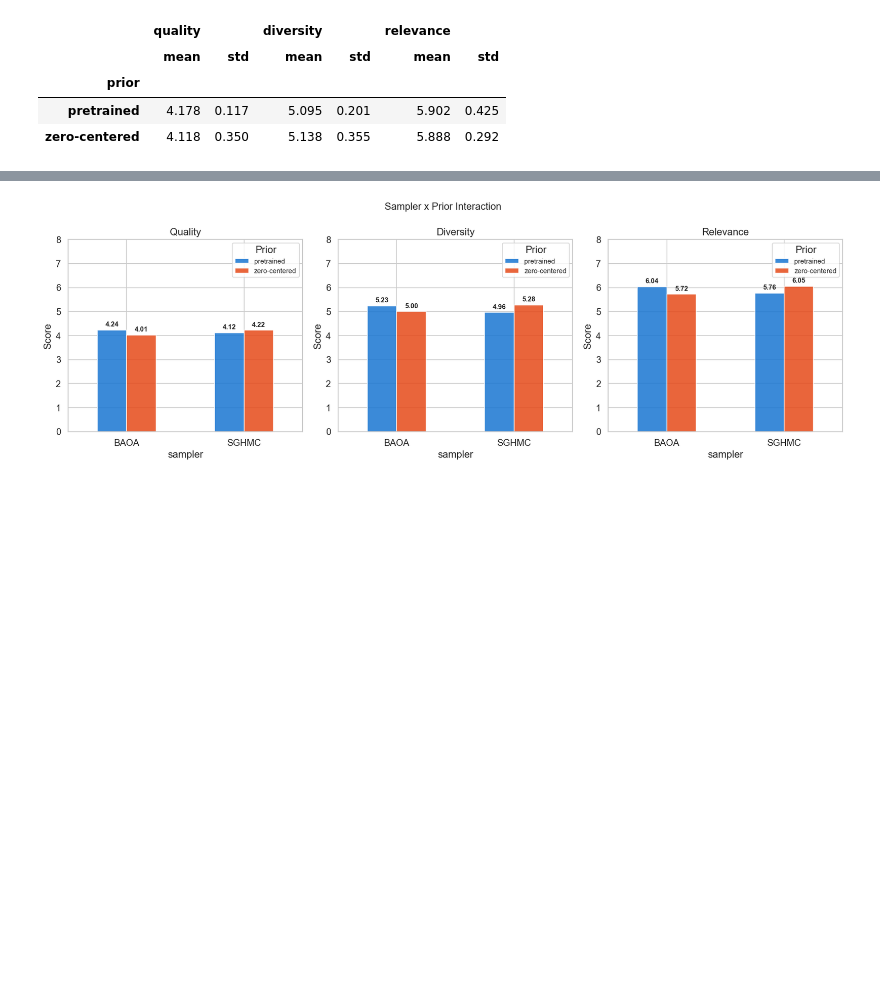
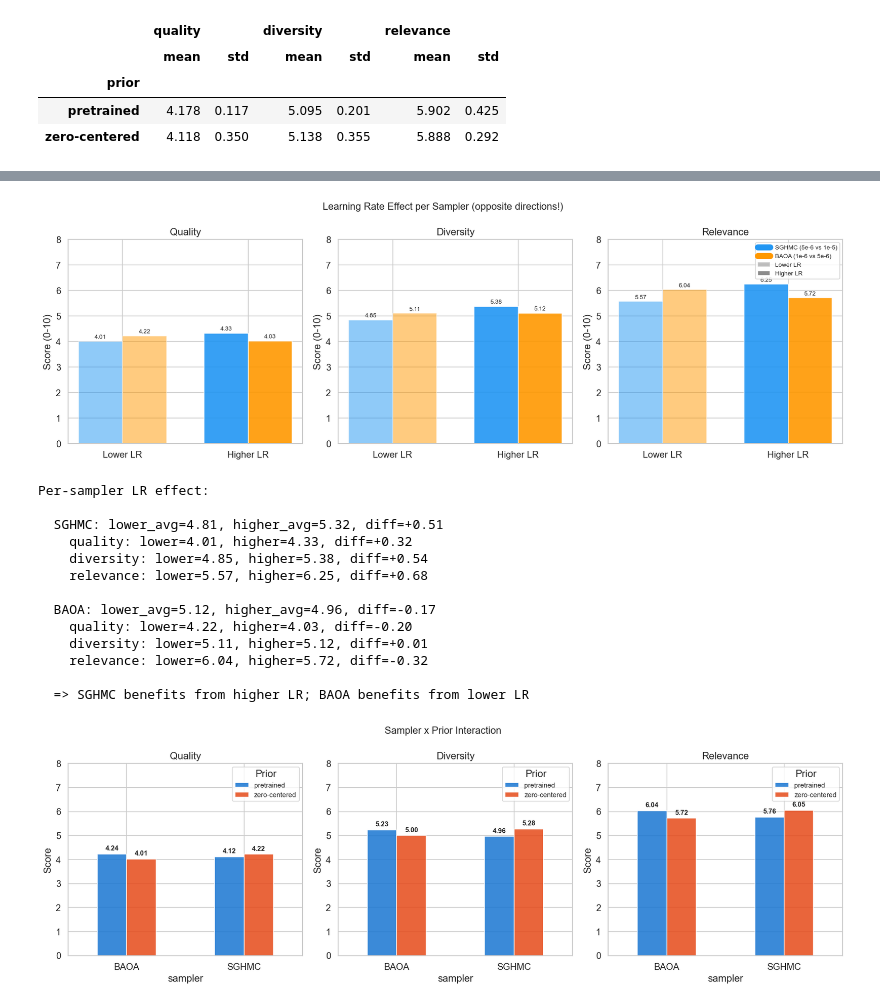
Before and after one commit to ssophiee/adl-bnn-textgen, a Jupyter notebook: notebooks/analysis_report.ipynb, the cells around one changed output, grey strips where cells are left out. Cells and saved outputs as stored; diff of their text form; code cells hidden in the pictures; blank space fills up the shorter version.

```diff
--- a/notebooks/analysis_report.ipynb
+++ b/notebooks/analysis_report.ipynb
@@ -310,3 +246,72 @@ Per-sampler LR effect:
+# %%
+# Cell 7: LLM Judge — Learning rate effect (per sampler)
+
+lr_colors = {'lower': '#4CAF50', 'higher': '#9C27B0'}
+
+fig, axes = plt.subplots(1, 3, figsize=(15, 5))
+
+for i, metric in enumerate(metrics):
+    ax = axes[i]
+    x = np.arange(2)
+    width = 0.35
+
+    for j, sampler in enumerate(['SGHMC', 'BAOA']):
+        sub = df_llm[df_llm['sampler'] == sampler]
+        lo_val = sub[sub['lr_category'] == 'lower'][metric].mean()
+        hi_val = sub[sub['lr_category'] == 'higher'][metric].mean()
+        offset = -width/2 + j * width
+        bars_lo = ax.bar(x[0] + offset, lo_val, width, color=colors_sampler[sampler], alpha=0.5, edgecolor='white')
+        bars_hi = ax.bar(x[1] + offset, hi_val, width, color=colors_sampler[sampler], alpha=0.9, edgecolor='white')
+        ax.text(x[0] + offset, lo_val + 0.05, f'{lo_val:.2f}', ha='center', va='bottom', fontsize=8)
+        ax.text(x[1] + offset, hi_val + 0.05, f'{hi_val:.2f}', ha='center', va='bottom', fontsize=8)
+
+    ax.set_title(metric.capitalize())
+    ax.set_ylabel('Score (0-10)')
+    ax.set_ylim(0, 8)
+    ax.set_xticks(x)
+    ax.set_xticklabels(['Lower LR', 'Higher LR'])
+
+from matplotlib.lines import Line2D
+legend_elements = [
+    Line2D([0], [0], color=colors_sampler['SGHMC'], lw=8, label='SGHMC (5e-6 vs 1e-5)'),
+    Line2D([0], [0], color=colors_sampler['BAOA'], lw=8, label='BAOA (1e-6 vs 5e-6)'),
+    mpatches.Patch(alpha=0.5, fc='gray', label='Lower LR'),
+    mpatches.Patch(alpha=0.9, fc='gray', label='Higher LR'),
+]
+axes[2].legend(handles=legend_elements, loc='upper right', fontsize=8)
+
+fig.suptitle('Learning Rate Effect per Sampler (opposite directions!)', fontsize=13)
+plt.tight_layout()
+plt.savefig(fig_dir / 'lr_comparison.png', dpi=150, bbox_inches='tight')
+plt.show()
+
+# Print per-sampler LR effect
+print('\nPer-sampler LR effect:')
+for sampler in ['SGHMC', 'BAOA']:
+    sub = df_llm[df_llm['sampler'] == sampler]
+    lo = sub[sub['lr_category'] == 'lower'][metrics].mean()
+    hi = sub[sub['lr_category'] == 'higher'][metrics].mean()
+    lo_avg, hi_avg = lo.mean(), hi.mean()
+    print(f'\n  {sampler}: lower_avg={lo_avg:.2f}, higher_avg={hi_avg:.2f}, diff={hi_avg-lo_avg:+.2f}')
+    for m in metrics:
+        diff = hi[m] - lo[m]
+        print(f'    {m}: lower={lo[m]:.2f}, higher={hi[m]:.2f}, diff={diff:+.2f}')
+print('\n  => SGHMC benefits from higher LR; BAOA benefits from lower LR')
+# %% [output]
+[figure, added]
+Per-sampler LR effect:
+
+  SGHMC: lower_avg=4.81, higher_avg=5.32, diff=+0.51
+    quality: lower=4.01, higher=4.33, diff=+0.32
+    diversity: lower=4.85, higher=5.38, diff=+0.54
+    relevance: lower=5.57, higher=6.25, diff=+0.68
+
+  BAOA: lower_avg=5.12, higher_avg=4.96, diff=-0.17
+    quality: lower=4.22, higher=4.03, diff=-0.20
+    diversity: lower=5.11, higher=5.12, diff=+0.01
+    relevance: lower=6.04, higher=5.72, diff=-0.32
+
+  => SGHMC benefits from higher LR; BAOA benefits from lower LR
 # %%
 # Cell 7b: LLM Judge — Sampler x Prior interaction
 
```
Also changed, not shown: parts of 3 cells of this notebook, 2 other files.
